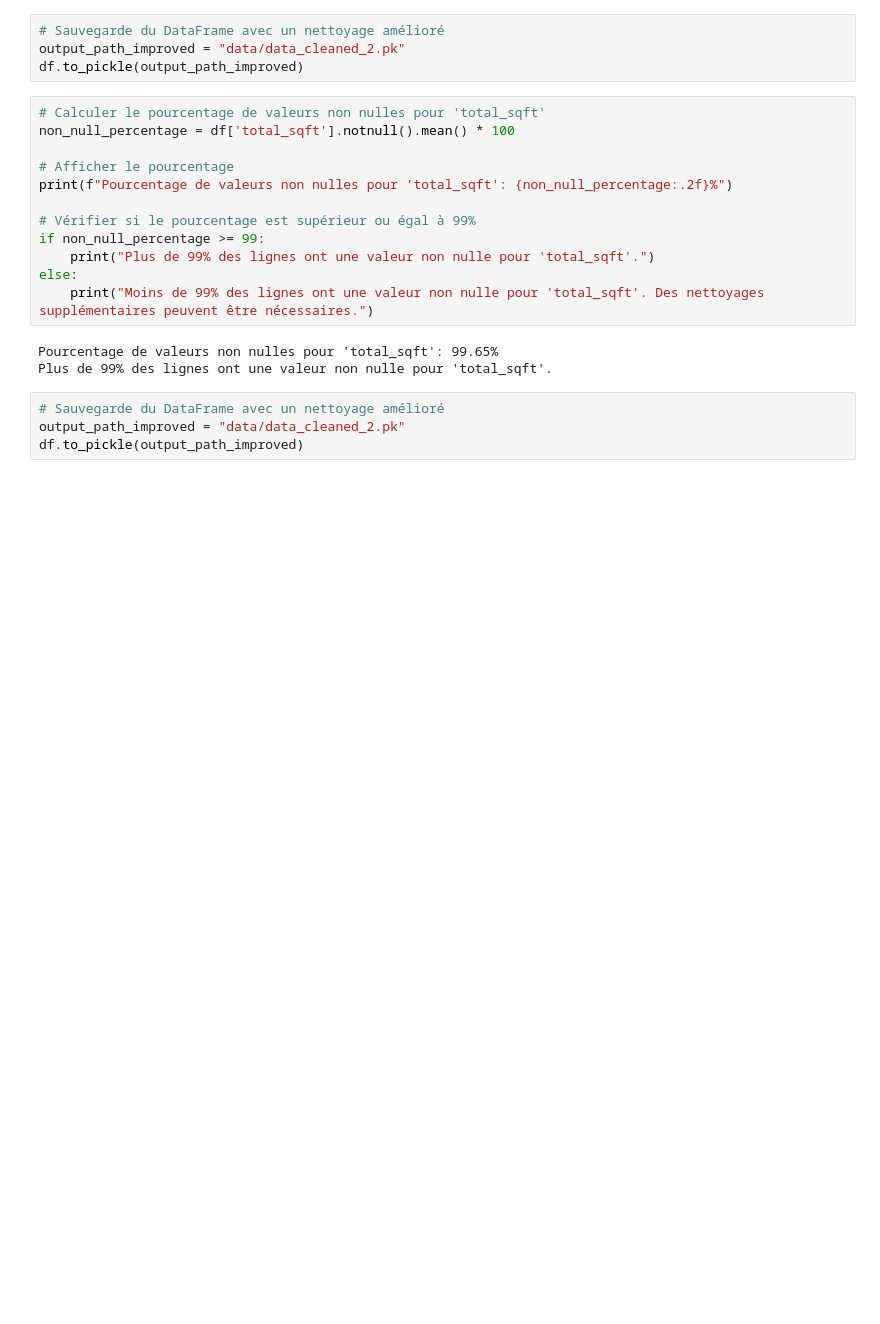
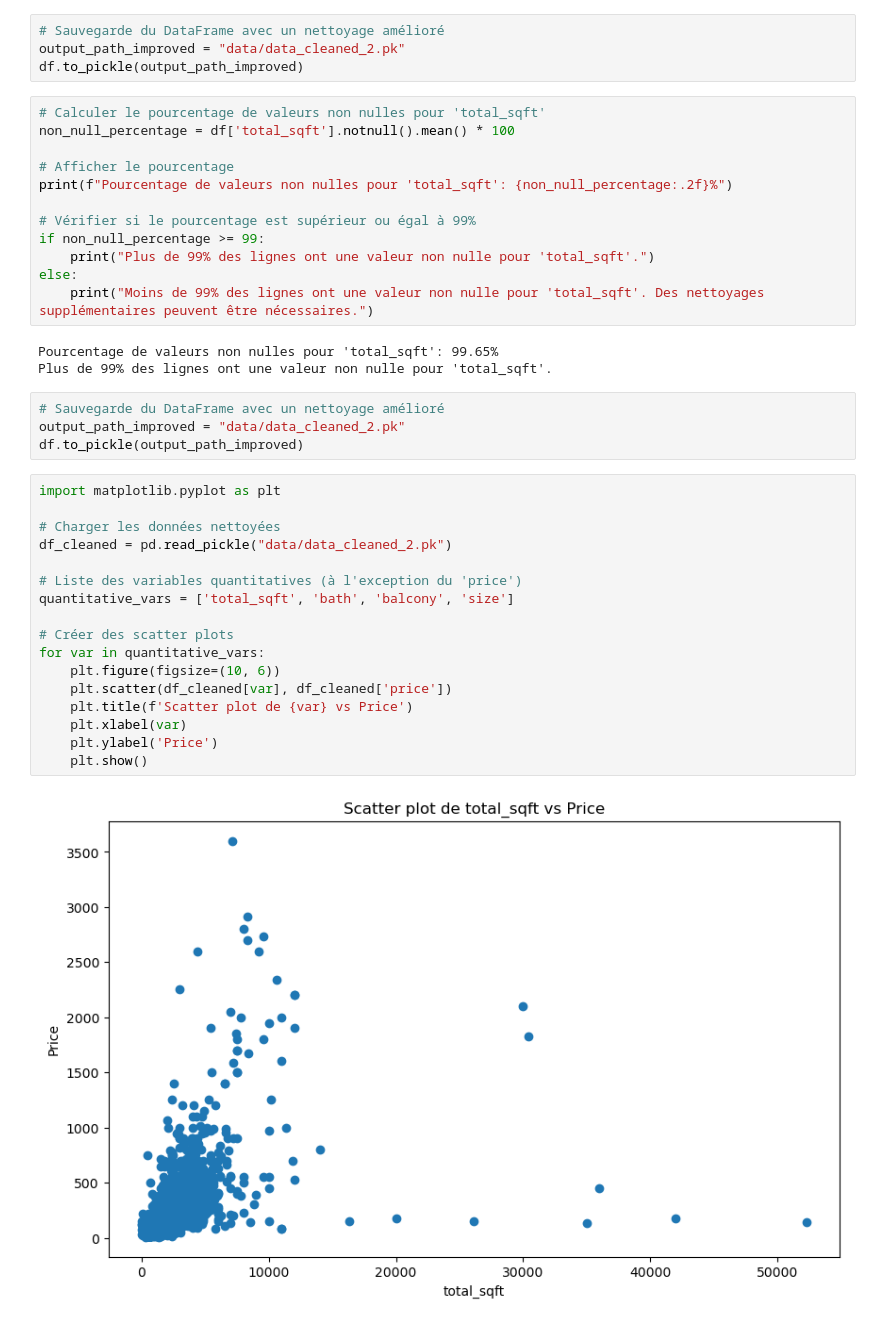
Before and after one commit to Ouchtech1/RegressionLineaire, a Jupyter notebook: projet/projet_IV/consignes.ipynb, the cells around one changed output. Saved outputs shown, nothing was run; the diff lists cells and outputs as text; blank space fills up the shorter version.

```diff
--- a/projet/projet_IV/consignes.ipynb
+++ b/projet/projet_IV/consignes.ipynb
@@ -317,3 +317,22 @@ Plus de 99% des lignes ont une valeur non nulle pour 'total_sqft'.
 # Sauvegarde du DataFrame avec un nettoyage amélioré
 output_path_improved = "data/data_cleaned_2.pk"
 df.to_pickle(output_path_improved)
+# %%
+import matplotlib.pyplot as plt
+
+# Charger les données nettoyées
+df_cleaned = pd.read_pickle("data/data_cleaned_2.pk")
+
+# Liste des variables quantitatives (à l'exception du 'price')
+quantitative_vars = ['total_sqft', 'bath', 'balcony', 'size']
+
+# Créer des scatter plots
+for var in quantitative_vars:
+    plt.figure(figsize=(10, 6))
+    plt.scatter(df_cleaned[var], df_cleaned['price'])
+    plt.title(f'Scatter plot de {var} vs Price')
+    plt.xlabel(var)
+    plt.ylabel('Price')
+    plt.show()
+# %% [output]
+[figure, added]
```
Also changed, not shown: parts of 2 cells of this notebook.
